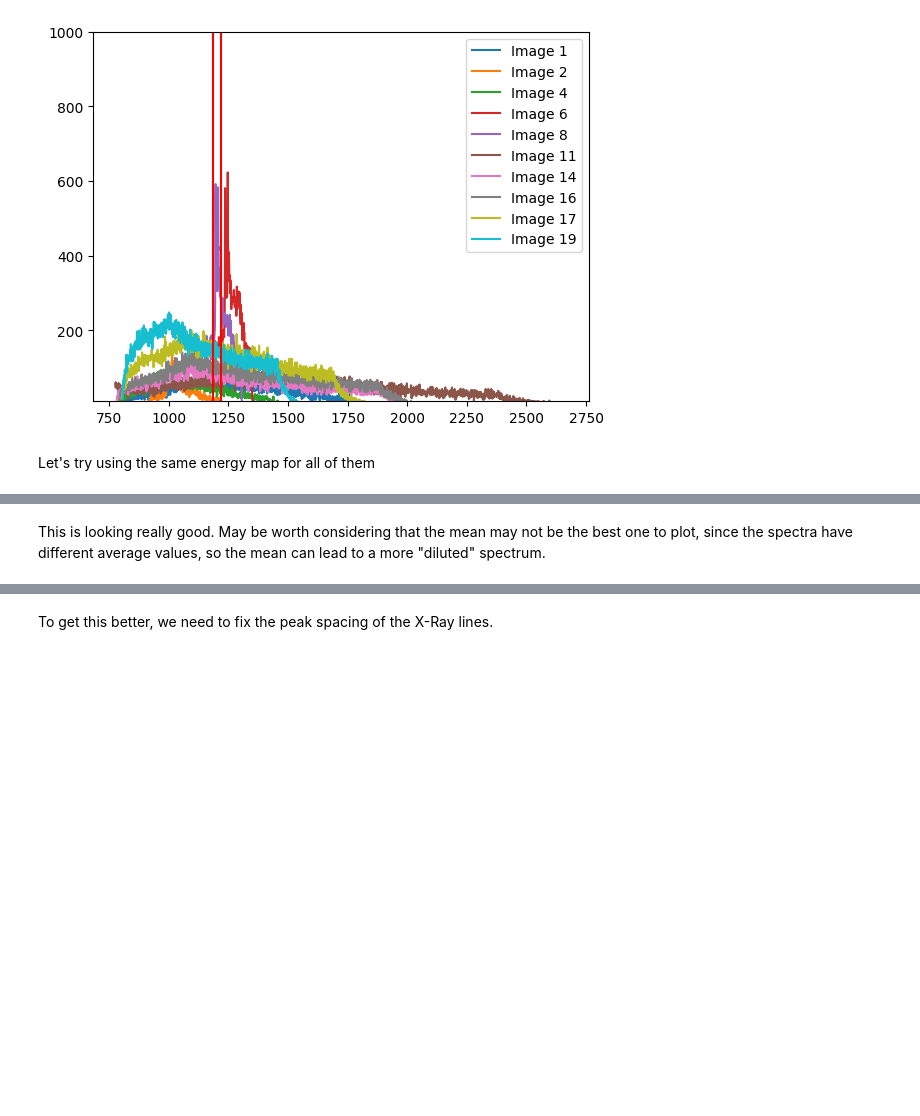
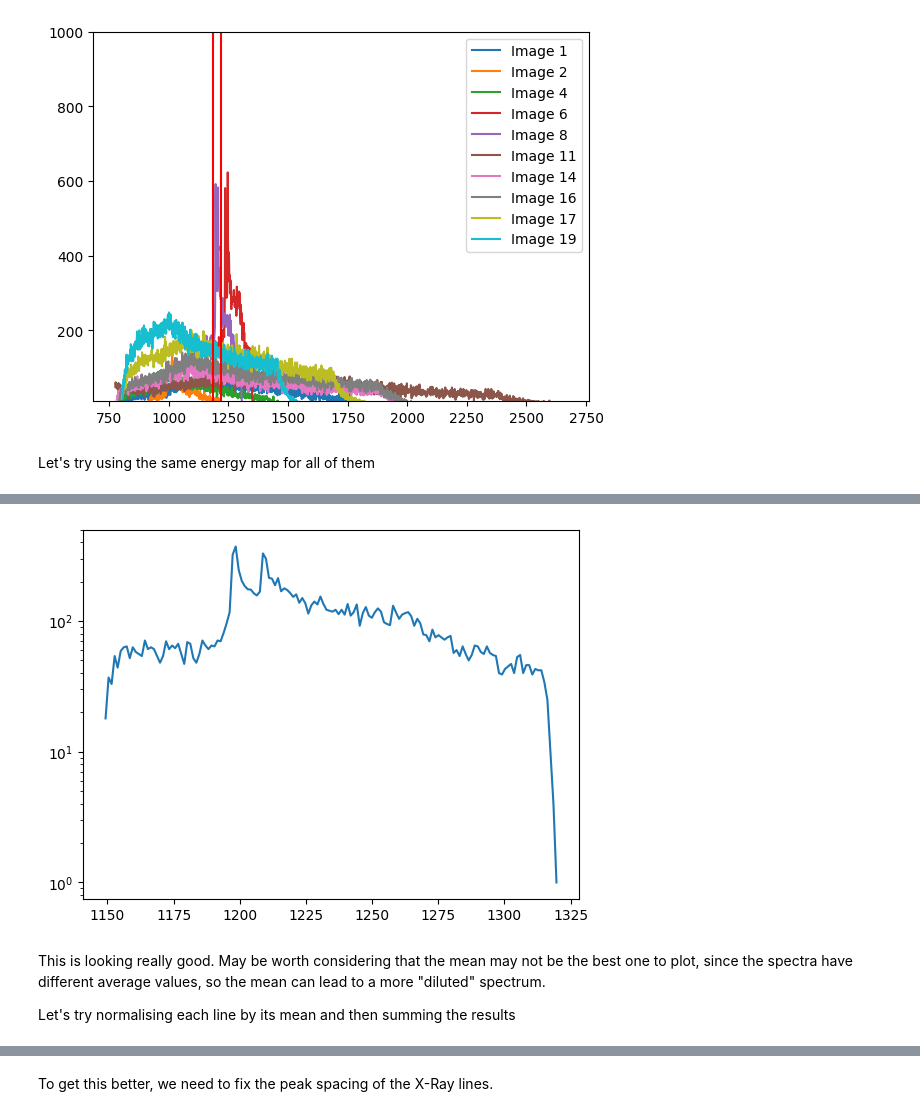
Before and after one commit to JackBarker7/XSPEDS, a Jupyter notebook: old_code/Week 5 Progress.ipynb, the cells around one changed output, grey strips where cells are left out. Drawn from its saved outputs; the diff is of its cells as text; code cells hidden in the pictures; blank space fills up the shorter version.

```diff
--- a/Week 5 Progress.ipynb
+++ b/old_code/Week 5 Progress.ipynb
@@ -864,2 +895,9 @@ Text(0.5, 1.0, 'All spectra')
+# %%
+plt.plot(bin_centers, all_energy_spectra[5])
+plt.yscale("log")
+# %% [output]
+[figure, added]
 # %% [markdown]
 This is looking really good. May be worth considering that the mean may not be the best one to plot, since the spectra have different average values, so the mean can lead to a more "diluted" spectrum.
+
+Let's try normalising each line by its mean and then summing the results
```
Also changed, not shown: parts of 9 cells of this notebook, 10 other files.
